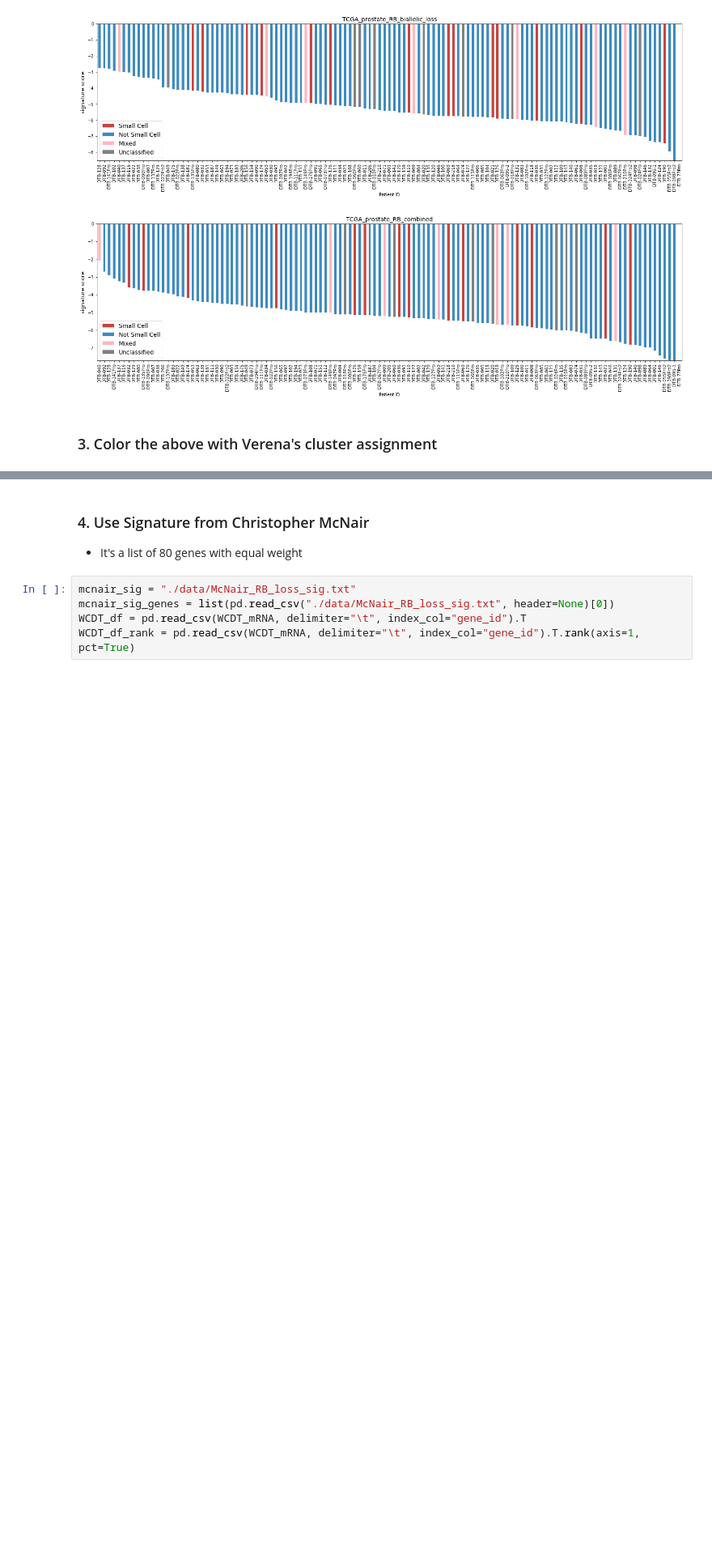
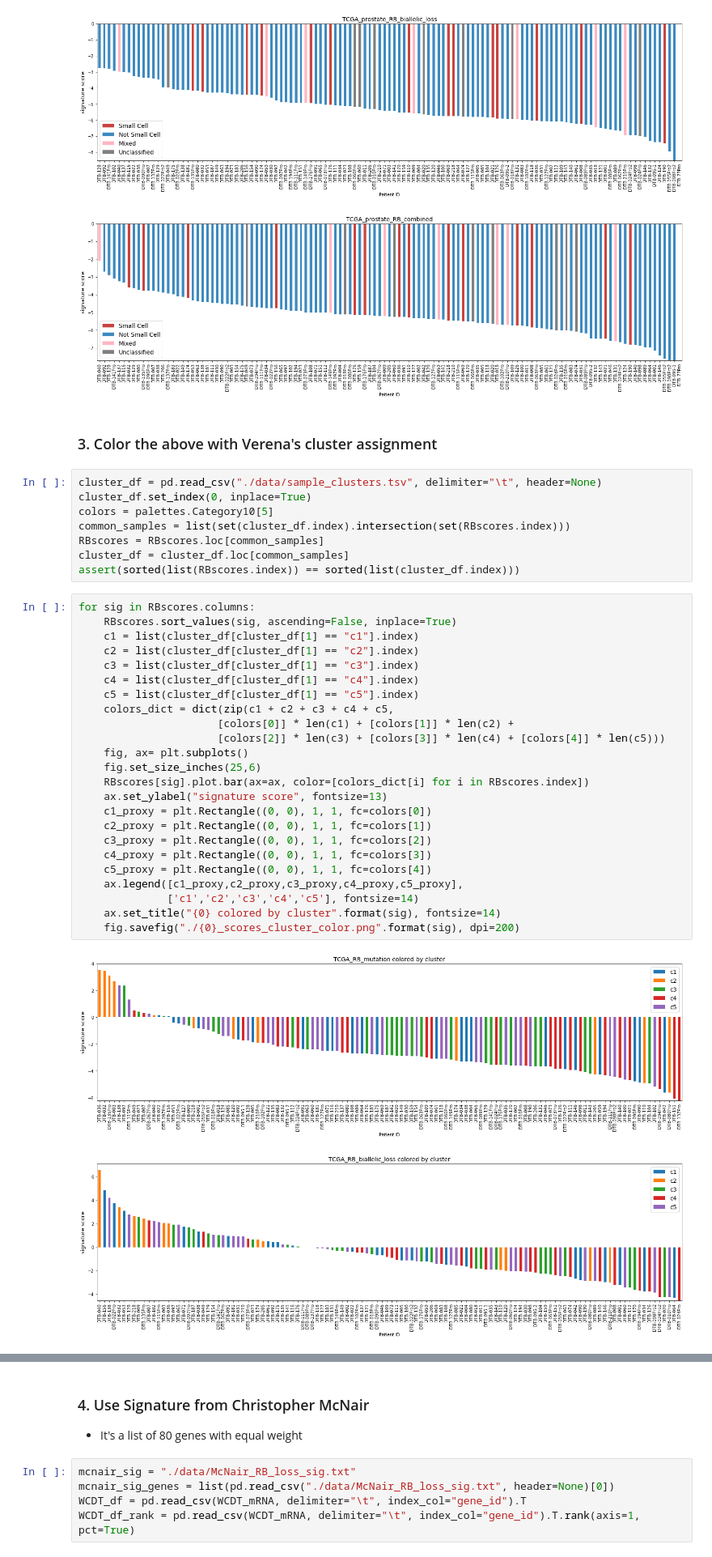
Before and after one commit to MollyZhang/ARsig_python, a Jupyter notebook: RB1sig.ipynb, the cells around one changed output, grey strips where cells are left out. Shown: that part at 81% size. Cells and saved outputs as stored; diff of their text form; blank space fills up the shorter version.

Commit message:
color waterfall plots by cluster number

```diff
--- a/RB1sig.ipynb
+++ b/RB1sig.ipynb
@@ -328,3 +327,38 @@ for sig in RBscores.columns:
 [figure]
 # %% [markdown]
 ### 3. Color the above with Verena's cluster assignment
+# %%
+cluster_df = pd.read_csv("./data/sample_clusters.tsv", delimiter="\t", header=None)
+cluster_df.set_index(0, inplace=True)
+colors = palettes.Category10[5]
+common_samples = list(set(cluster_df.index).intersection(set(RBscores.index)))
+RBscores = RBscores.loc[common_samples]
+cluster_df = cluster_df.loc[common_samples]
+assert(sorted(list(RBscores.index)) == sorted(list(cluster_df.index)))
+# %%
+for sig in RBscores.columns:
+    RBscores.sort_values(sig, ascending=False, inplace=True)
+    c1 = list(cluster_df[cluster_df[1] == "c1"].index)
+    c2 = list(cluster_df[cluster_df[1] == "c2"].index)
+    c3 = list(cluster_df[cluster_df[1] == "c3"].index)
+    c4 = list(cluster_df[cluster_df[1] == "c4"].index)
+    c5 = list(cluster_df[cluster_df[1] == "c5"].index)
+    colors_dict = dict(zip(c1 + c2 + c3 + c4 + c5,
+                      [colors[0]] * len(c1) + [colors[1]] * len(c2) +
+                      [colors[2]] * len(c3) + [colors[3]] * len(c4) + [colors[4]] * len(c5)))
+    fig, ax= plt.subplots()
+    fig.set_size_inches(25,6)
+    RBscores[sig].plot.bar(ax=ax, color=[colors_dict[i] for i in RBscores.index])
+    ax.set_ylabel("signature score", fontsize=13)
+    c1_proxy = plt.Rectangle((0, 0), 1, 1, fc=colors[0])
+    c2_proxy = plt.Rectangle((0, 0), 1, 1, fc=colors[1])
+    c3_proxy = plt.Rectangle((0, 0), 1, 1, fc=colors[2])
+    c4_proxy = plt.Rectangle((0, 0), 1, 1, fc=colors[3])
+    c5_proxy = plt.Rectangle((0, 0), 1, 1, fc=colors[4])
+    ax.legend([c1_proxy,c2_proxy,c3_proxy,c4_proxy,c5_proxy],
+              ['c1','c2','c3','c4','c5'], fontsize=14)
+    ax.set_title("{0} colored by cluster".format(sig), fontsize=14)
+    fig.savefig("./{0}_scores_cluster_color.png".format(sig), dpi=200)
+# %% [output]
+[figure, added]
+[figure, added]
```
Also changed, not shown: parts of 5 cells of this notebook, 8 other files.
